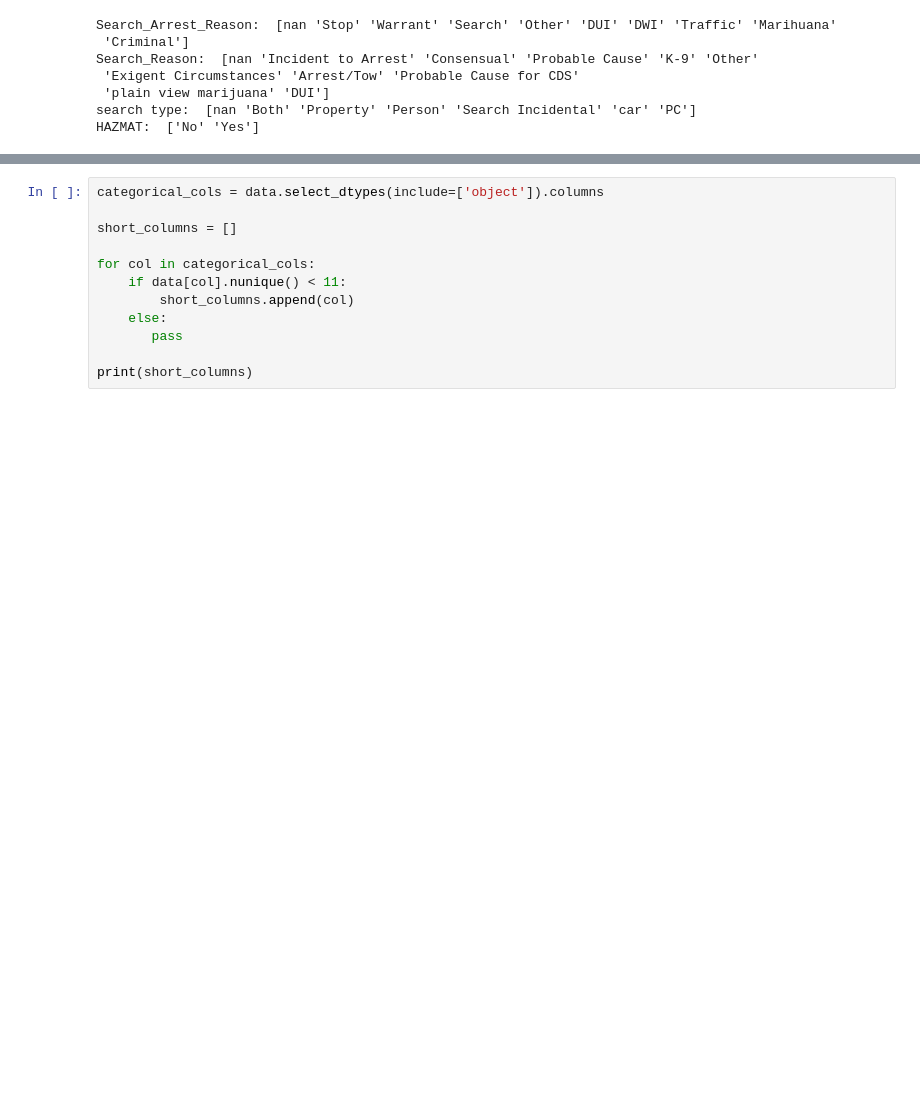
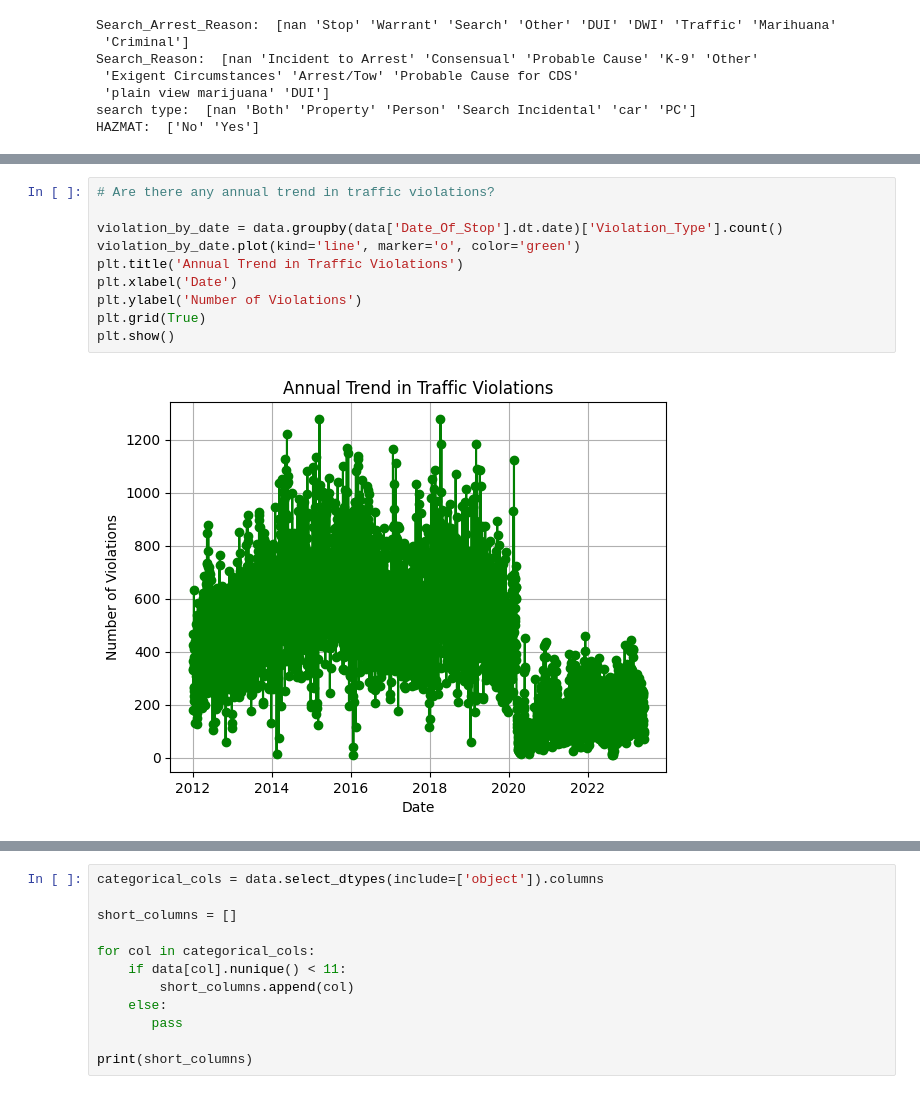
Before and after one commit to avariza/JAQLN-AI, a Jupyter notebook: tasks/EDA.ipynb, the cells around one changed output, grey strips where cells are left out. Cells and saved outputs as stored; diff of their text form; blank space fills up the shorter version.

```diff
--- a/tasks/EDA.ipynb
+++ b/tasks/EDA.ipynb
@@ -109,0 +177,12 @@ HAZMAT:  ['No' 'Yes']
+# %%
+# Are there any annual trend in traffic violations?
+
+violation_by_date = data.groupby(data['Date_Of_Stop'].dt.date)['Violation_Type'].count()
+violation_by_date.plot(kind='line', marker='o', color='green')
+plt.title('Annual Trend in Traffic Violations')
+plt.xlabel('Date')
+plt.ylabel('Number of Violations')
+plt.grid(True)
+plt.show()
+# %% [output]
+[figure, added]
```
Also changed, not shown: parts of 24 cells of this notebook, 2 other files.
